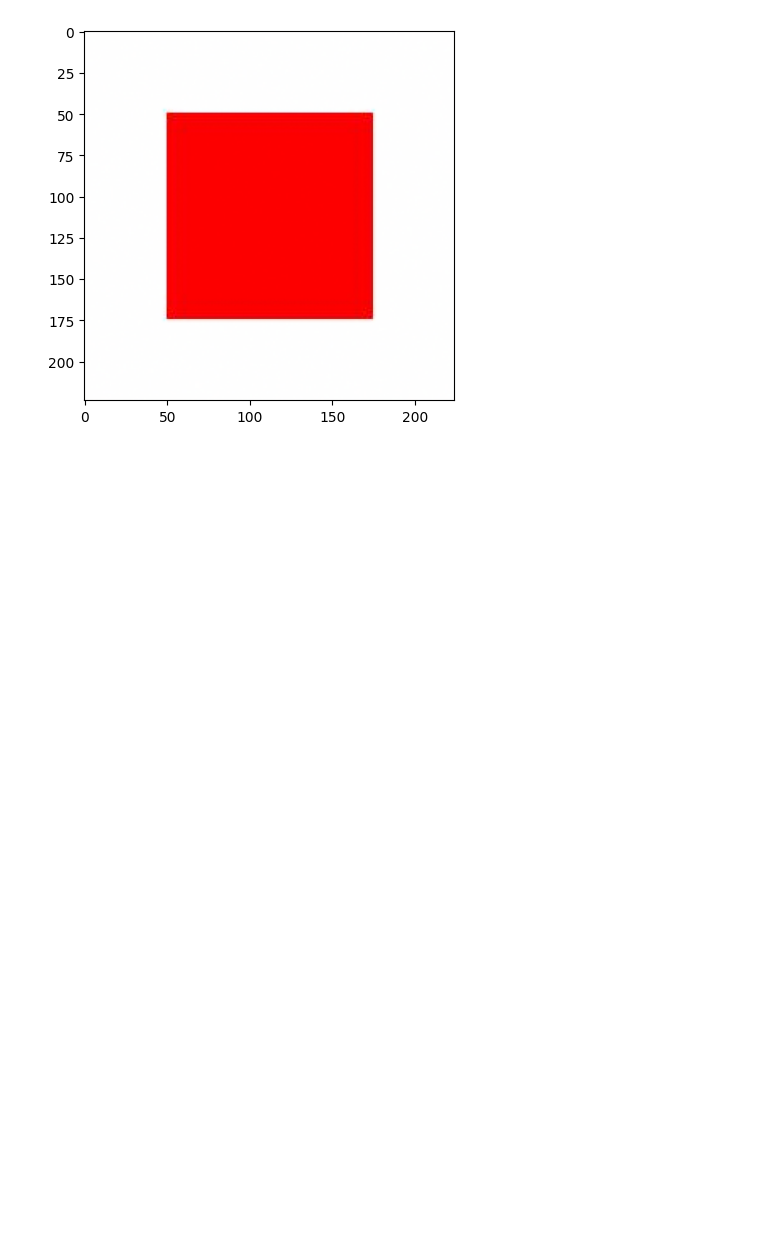
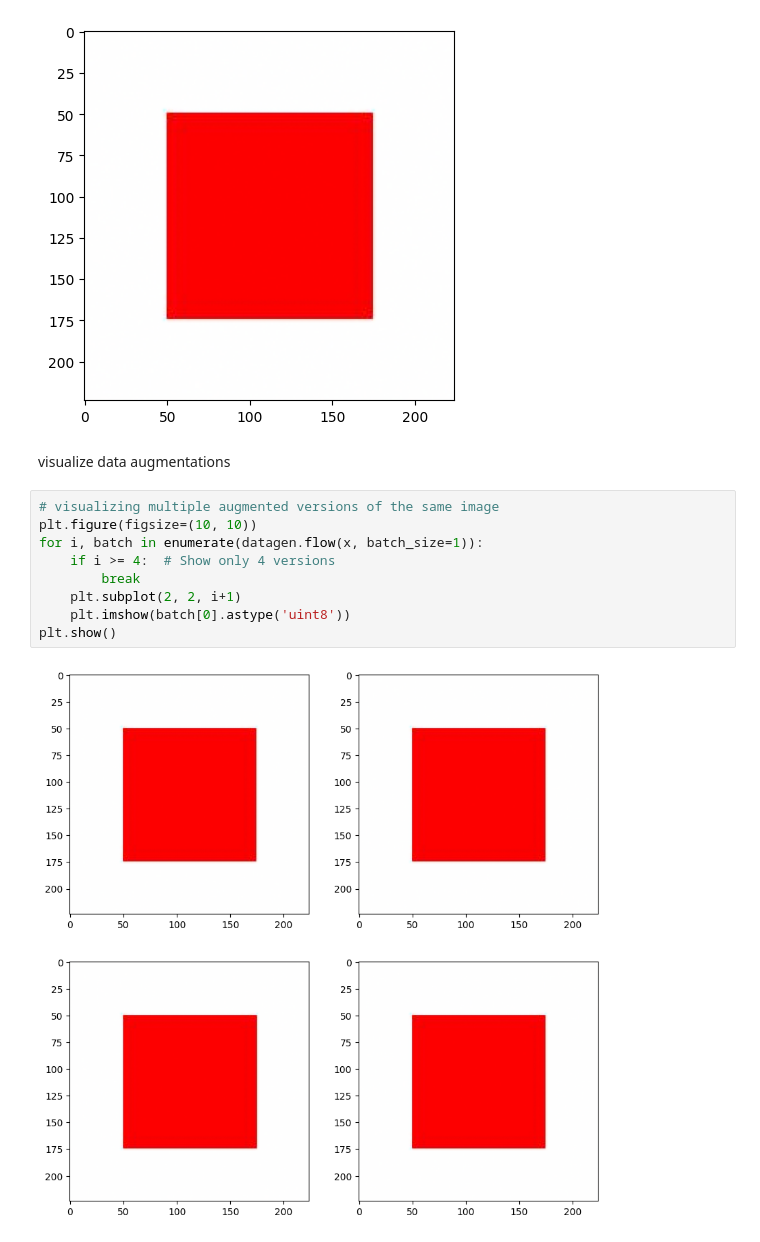
Before and after one commit to Helia-Karisani/Keras-dataAugmentation, a Jupyter notebook: Keras-dataAugmentation.ipynb, the cells around one changed output. Drawn from its saved outputs; the diff is of its cells as text; blank space fills up the shorter version.

Commit message:
visualize

```diff
--- a/Keras-dataAugmentation.ipynb
+++ b/Keras-dataAugmentation.ipynb
@@ -162,3 +162,16 @@ plt.show()
 [figure]
 [figure]
 [figure]
+# %% [markdown]
+visualize data augmentations
+# %%
+# visualizing multiple augmented versions of the same image
+plt.figure(figsize=(10, 10))
+for i, batch in enumerate(datagen.flow(x, batch_size=1)):
+    if i >= 4:  # Show only 4 versions
+        break
+    plt.subplot(2, 2, i+1)
+    plt.imshow(batch[0].astype('uint8'))
+plt.show()
+# %% [output]
+[figure, added]
```
